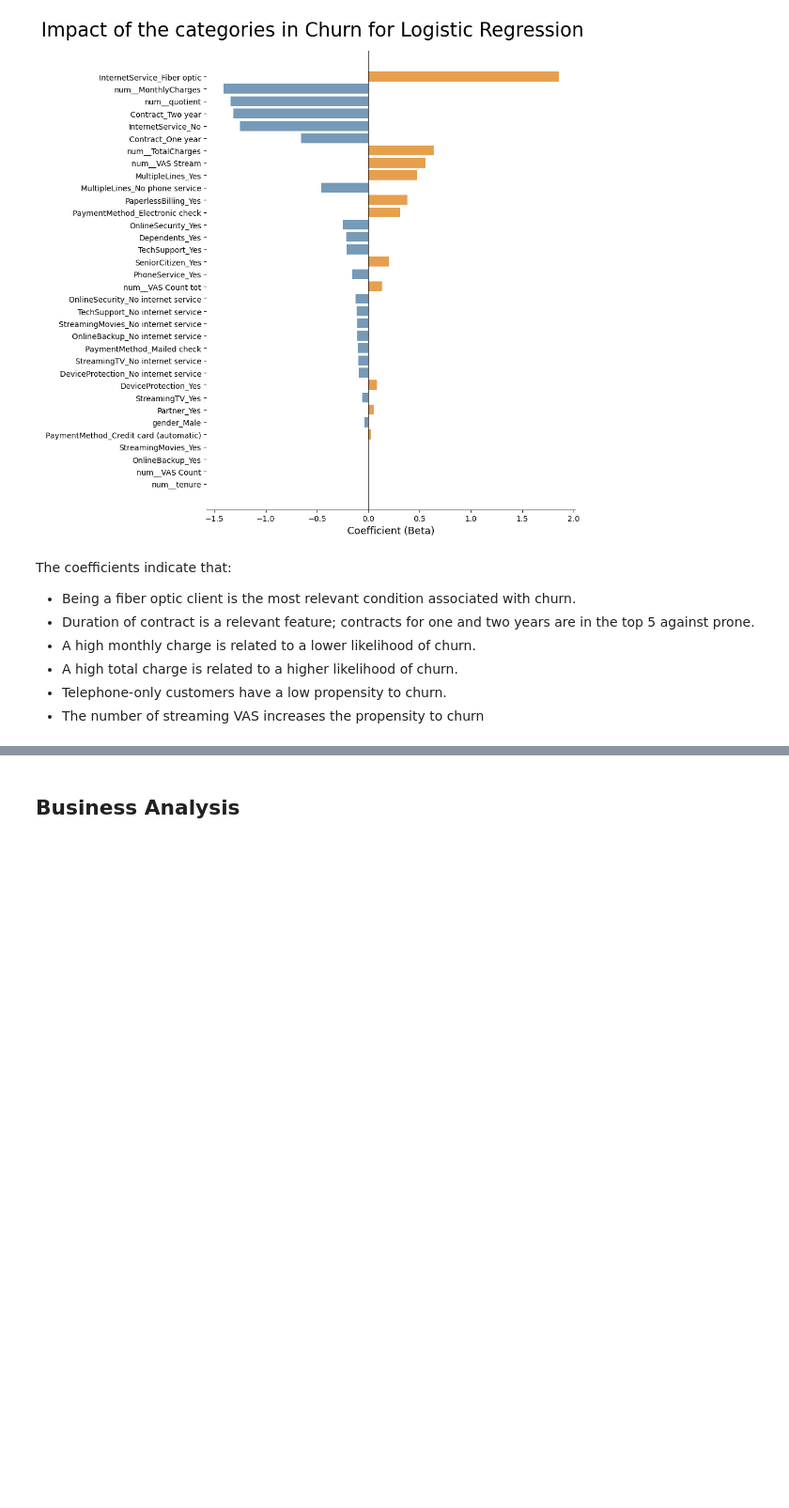
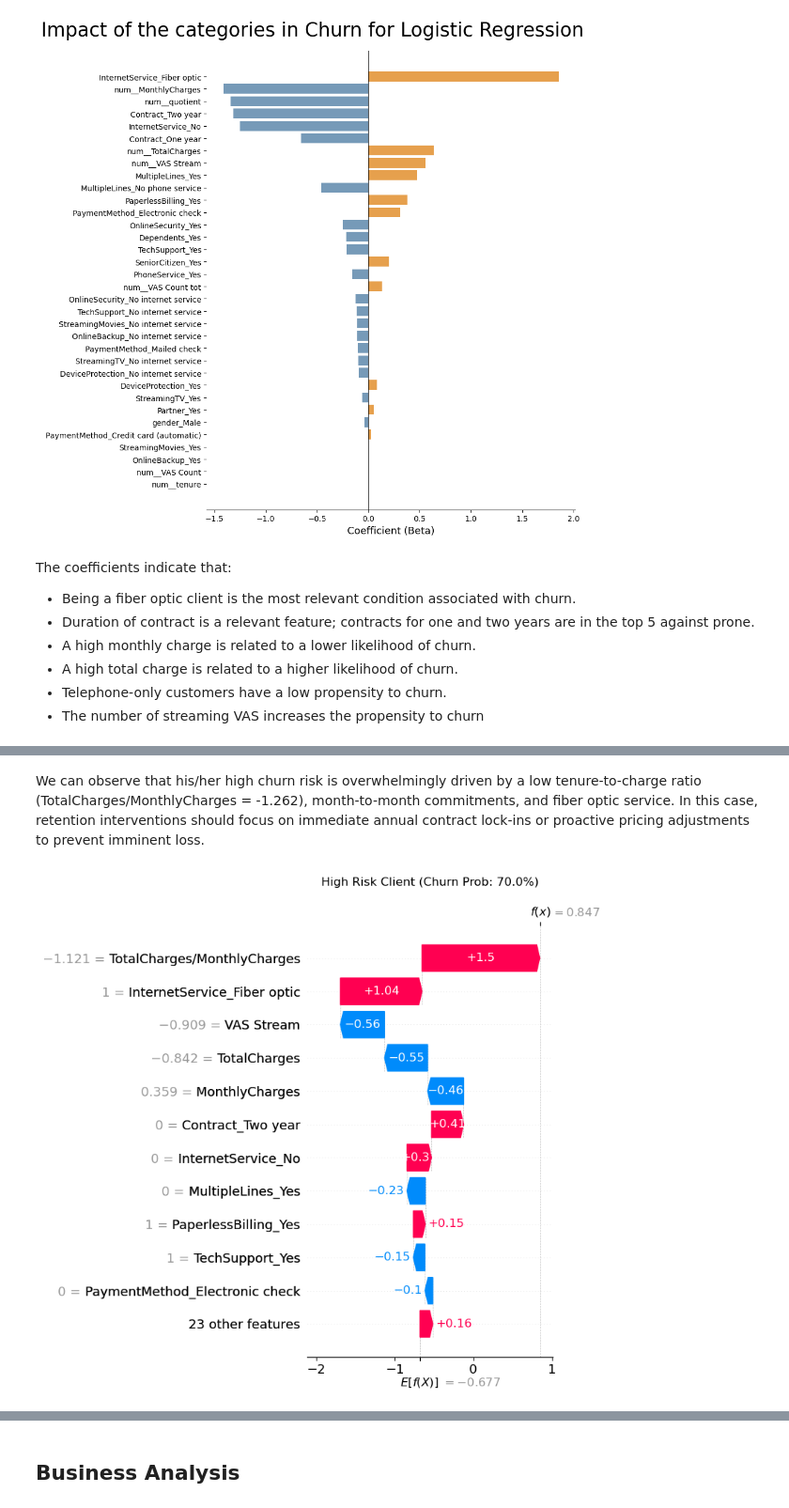
Before and after one commit to gabarosky/Telcochurn, a Jupyter notebook: notebooks/churn.ipynb, the cells around one changed output, grey strips where cells are left out. Shown at 94% size. Cells and saved outputs as stored; diff of their text form; code cells hidden in the pictures; blank space fills up the shorter version.

```diff
--- a/notebooks/churn.ipynb
+++ b/notebooks/churn.ipynb
@@ -1130,0 +1140,33 @@ The coefficients indicate that:
+# %%
+# separe preprocesor and estimator
+preprocessor = best_model.named_steps['preprocess']
+logistic_model = best_model.named_steps['model']
+
+# clean feature names
+raw_feature_names = preprocessor.get_feature_names_out()
+clean_feature_names = [
+    name.replace('num__', '').replace('cat__', '')
+    for name in raw_feature_names
+]
+clean_feature_names = [
+    'TotalCharges/MonthlyCharges' if name == 'quotient' else name
+    for name in clean_feature_names
+]
+
+# Transform X_test into dataset
+X_test_transformed = preprocessor.transform(X_test)
+
+X_test_df = pd.DataFrame(X_test_transformed, columns=clean_feature_names)
+
+# create the explainer
+explainer = shap.LinearExplainer(
+    logistic_model,
+    X_test_df,
+    feature_names=clean_feature_names
+)
+
+# calculate shape values
+shap_values = explainer(X_test_df)
+
+# 6. Obtener probabilidades de Churn usando el pipeline completo
+#y_probs = best_model.predict_proba(X_test)[:, 1]
@@ -1130,0 +1190,11 @@ The coefficients indicate that:
+# %% [markdown]
+We can observe that his/her high churn risk is overwhelmingly driven by a low tenure-to-charge ratio (TotalCharges/MonthlyCharges = -1.262), month-to-month commitments, and fiber optic service. In this case, retention interventions should focus on immediate annual contract lock-ins or proactive pricing adjustments to prevent imminent loss.
+# %%
+# plot high risk customer
+plt.figure(figsize=(8, 6))
+shap.plots.waterfall(shap_values[idx_70_pct], max_display=12, show=False)
+plt.title(f"High Risk Client (Churn Prob: {y_proba[idx_70_pct]:.1%})", fontsize=12, pad=20)
+plt.tight_layout()
+plt.show()
+# %% [output]
+[figure, added]
```
Also changed, not shown: parts of 13 cells of this notebook, 3 other files.
